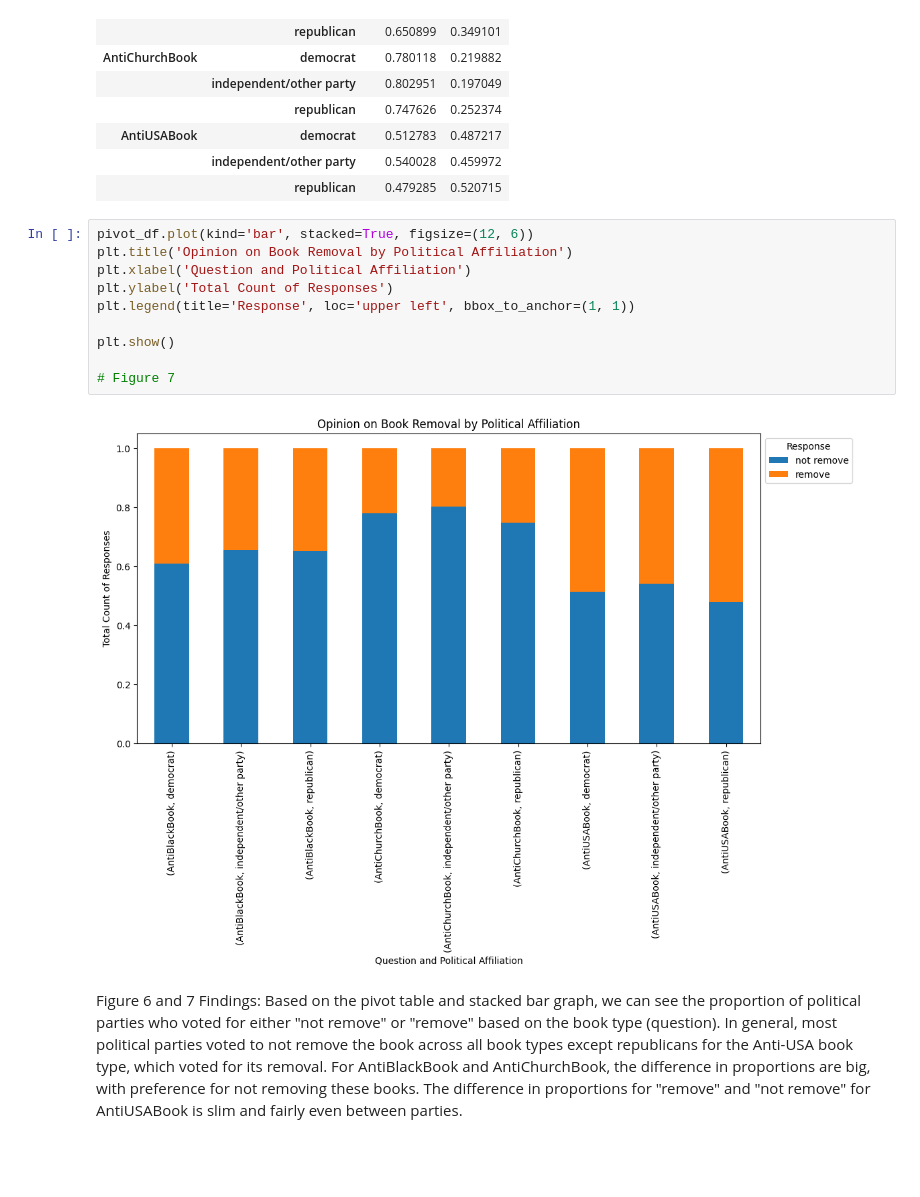
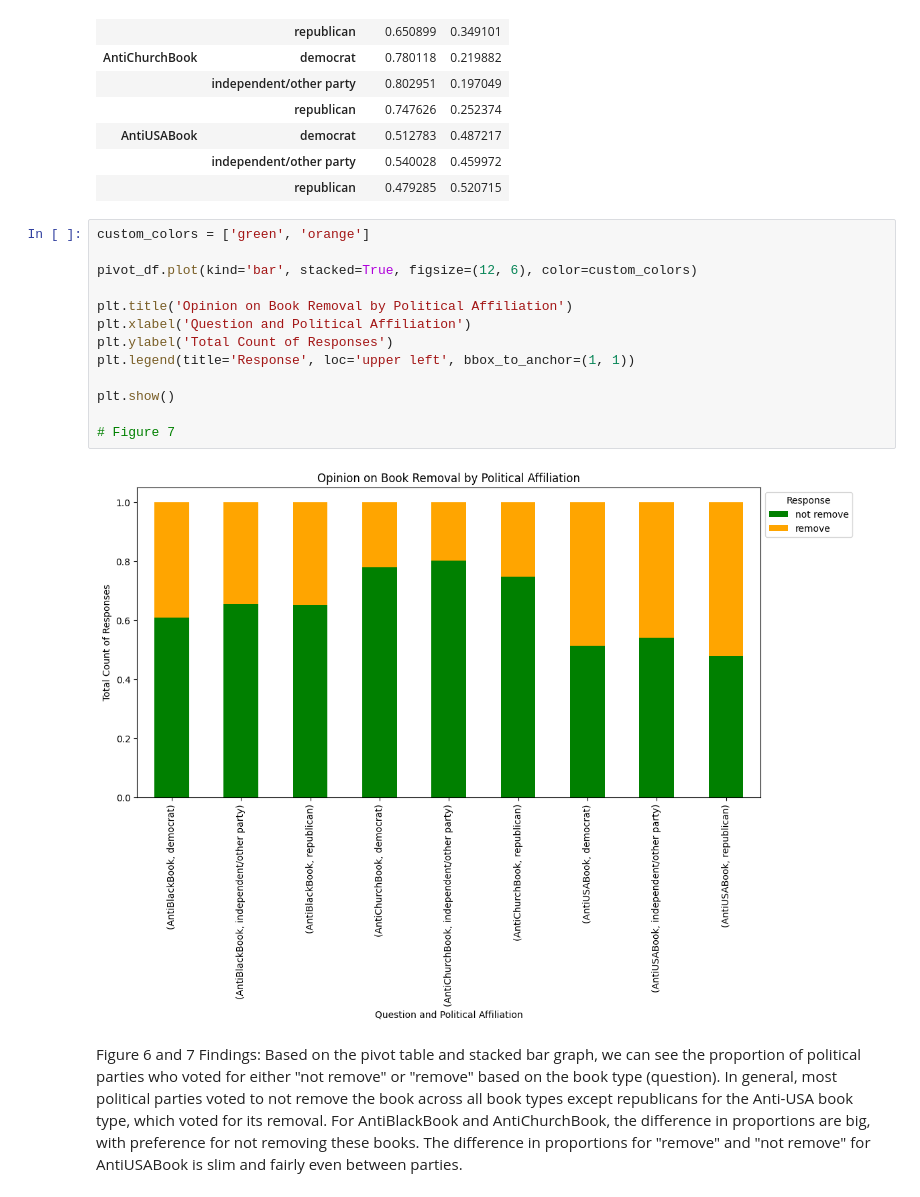
Before and after one commit to manaswinit26/group19, a Jupyter notebook: lab1 (1).ipynb, the cells around one changed output. Drawn from its saved outputs; the diff is of its cells as text; blank space fills up the shorter version.

```diff
--- a/lab1 (1).ipynb
+++ b/lab1 (1).ipynb
@@ -421,17 +435,20 @@ pivot_df
 |  | independent/other party | 0.540028 | 0.459972 |
 |  | republican | 0.479285 | 0.520715 |
 # %%
-pivot_df.plot(kind='bar', stacked=True, figsize=(12, 6))
+custom_colors = ['green', 'orange']
+
+pivot_df.plot(kind='bar', stacked=True, figsize=(12, 6), color=custom_colors)
+
 plt.title('Opinion on Book Removal by Political Affiliation')
 plt.xlabel('Question and Political Affiliation')
 plt.ylabel('Total Count of Responses')
 plt.legend(title='Response', loc='upper left', bbox_to_anchor=(1, 1))
 
 plt.show()
 
 # Figure 7
 # %% [output]
-[figure, old version]
+[figure, new version]
 # %% [markdown]
 Figure 6 and 7 Findings: Based on the pivot table and stacked bar graph, we can see the proportion of political parties who voted for either "not remove" or "remove" based on the book type (question). In
 general, most political parties voted to not remove the book across all book types except republicans for the Anti-USA book type, which voted for its removal. For AntiBlackBook and AntiChurchBook, the difference in proportions
```
Also changed, not shown: parts of 5 cells of this notebook.
